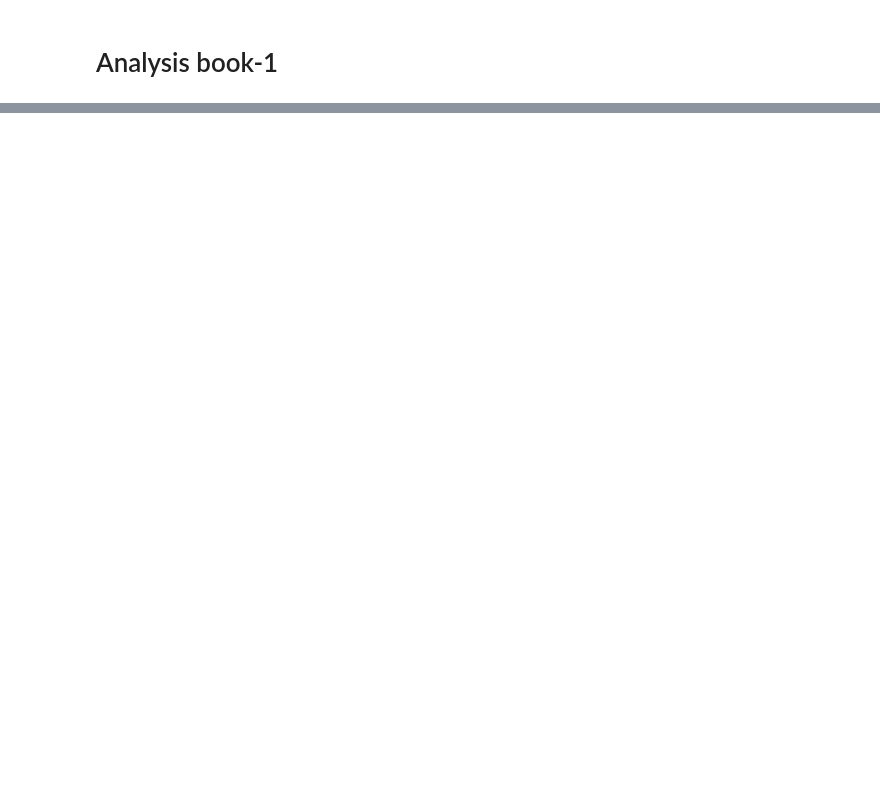
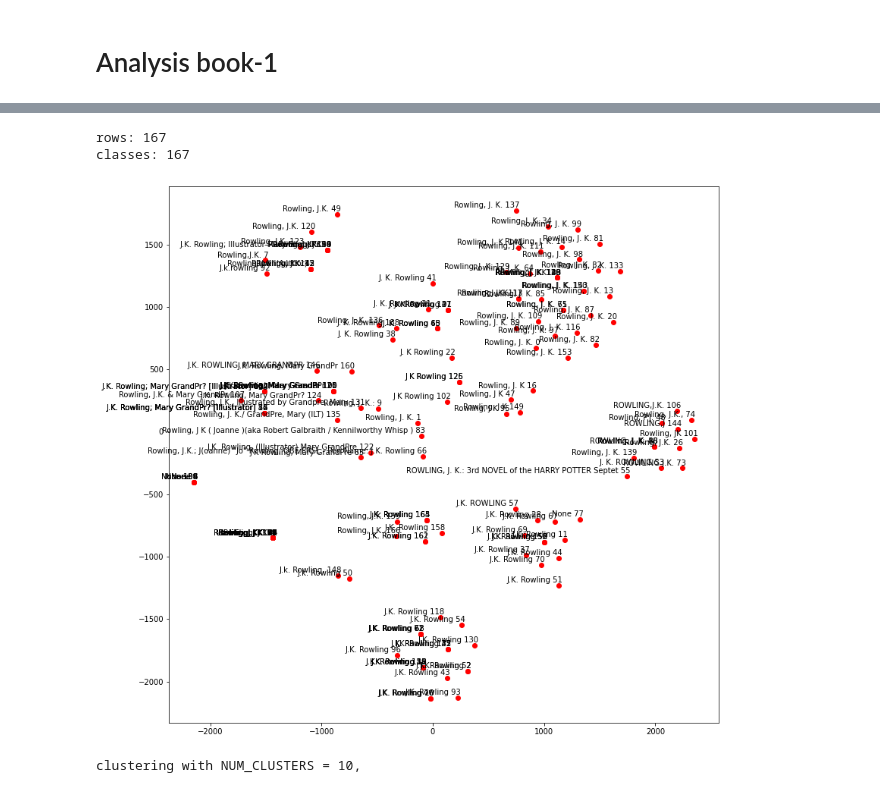
Before and after one commit to JSLKM/thesis_blocking, a Jupyter notebook: fusion_notebooks/After summer/Testing.ipynb, the cells around one changed output, grey strips where cells are left out. Saved outputs shown, nothing was run; the diff lists cells and outputs as text; code cells hidden in the pictures; blank space fills up the shorter version.

```diff
--- a/fusion_notebooks/After summer/Testing.ipynb
+++ b/fusion_notebooks/After summer/Testing.ipynb
@@ -62,0 +106,41 @@ true_authors[0]
+# %%
+from sklearn.manifold import TSNE
+
+tsne_model = TSNE(
+        perplexity=10,
+        n_components=2,
+        method='barnes_hut',
+        early_exaggeration=12,
+        init='pca',
+        n_iter=2500,
+        random_state=23
+    )
+
+
+tsne_embeddings = tsne_model.fit_transform(embeddings_tokens)
+
+params['reduction'] = {
+    'name': 'TSNE',
+    'num_components': 2,
+    'early_exaggeration': 12,
+    'verbose': 1,
+    'perplexity': 10,
+    'method': "barnes_hut"
+}
+# %%
+plotChart(column, tsne_embeddings)
+# %% [output]
+rows: 167
+classes: 167
+[figure, added]
+# %%
+from cluster_algorithms.hierarchy_cluster import hierarchy_cluster
+num_clusters = 10
+blocks = hierarchy_cluster(pca_embeddings, {'num_clusters': num_clusters})
+
+params['blocking'] = {
+    'name': 'hierarchy',
+    'num_clusters': num_clusters
+}
+# %% [output]
+clustering with NUM_CLUSTERS = 10,
```
Also changed, not shown: parts of 24 cells of this notebook, 7 other files.
